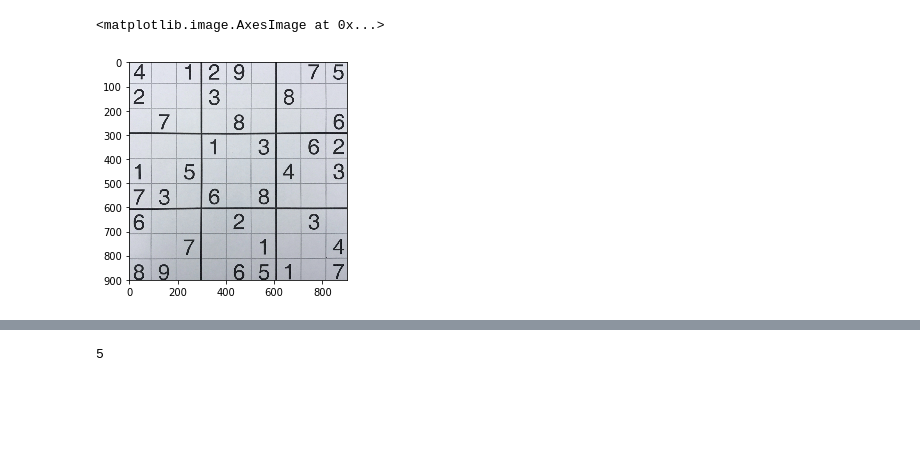
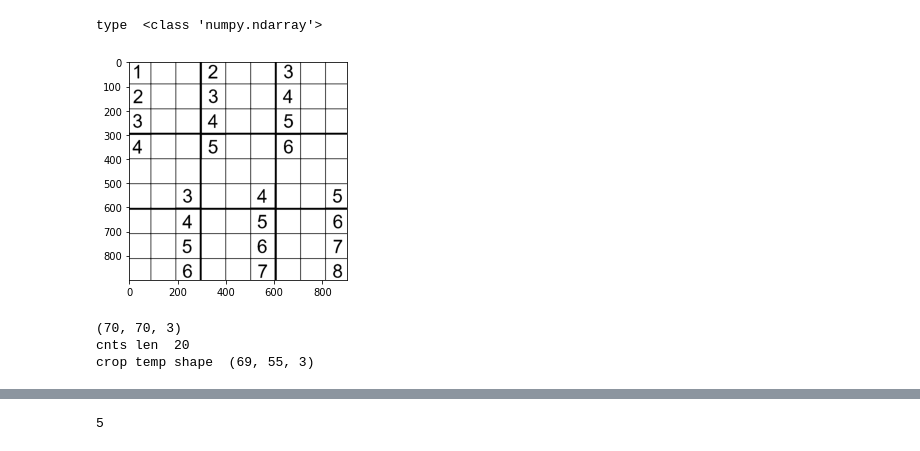
Before and after one commit to Gomer1800/Computer-Vision-Final-Project, a Jupyter notebook: sampleprocess.ipynb, the cells around one changed output, grey strips where cells are left out. Saved outputs shown, nothing was run; the diff lists cells and outputs as text; code cells hidden in the pictures; blank space fills up the shorter version.

```diff
--- a/sampleprocess.ipynb
+++ b/sampleprocess.ipynb
@@ -30,8 +94,8 @@ def scale_img(img, scale_percent):
     return img
 # %%
 ## Read in a File
-frame = cv2.imread('sample3.jpg', cv2.IMREAD_COLOR) # Read the file
-sf = 0.5
+frame = cv2.imread('sample4.png', cv2.IMREAD_COLOR) # Read the file
+sf = 1
 scaled = scale_img(frame, sf*100)
 rgb = cv2.cvtColor(scaled, cv2.COLOR_BGR2RGB)
 plt.imshow(scaled)
@@ -49,13 +113,15 @@ plt.show()
 # %%
 # Convert to Binary
 # https://techtutorialsx.com/2019/04/13/python-opencv-converting-image-to-black-and-white/
-gray = cv2.cvtColor(crop_img, cv2.COLOR_BGR2GRAY)
+img = scaled
+gray = cv2.cvtColor(img, cv2.COLOR_BGR2GRAY)
 blurred = cv2.medianBlur(gray,5)
 
 ret, th1 = cv2.threshold(blurred, 127, 255, cv2.THRESH_BINARY)
 th2 = cv2.adaptiveThreshold(blurred, 255, cv2.ADAPTIVE_THRESH_MEAN_C, cv2.THRESH_BINARY, 11, 2)
 # need the one below
 th3 = cv2.adaptiveThreshold(blurred, 255, cv2.ADAPTIVE_THRESH_GAUSSIAN_C, cv2.THRESH_BINARY, 11, 2)
+#th3 = cv2.adaptiveThreshold(blurred, 50, cv2.ADAPTIVE_THRESH_GAUSSIAN_C, cv2.THRESH_BINARY, 11, 2)
 titles = ['Original Image', 'Global Thresholding (v = 127)',
          'Adaptive Mean Thresholding', 'Adaptive Gaussian Thresholding']
 images = [gray, th1, th2, th3]
@@ -107,0 +152,5 @@ plt.imshow(crop_img)
+# %%
+# find contours in the mask and draw largest enclosing rect
+cnts = get_contours(invert)
+box = get_box(cnts)
+draw_box(scaled, box)
@@ -108,12 +211,21 @@ plt.imshow(crop_img)
 # %%
-rect = np.float32(box)
-dst = np.float32(np.asarray([[0, 930], [0, 0], [930, 0], [930, 930]]))
+# perform perspective correction using the Bounding Box
+rect = np.float32(box2)
+dst = np.float32(np.asarray([[0, 0], [0, 930], [930, 0], [930, 930]]))
+#rect = np.array(rect[0] rect[1] rect[2] rect[3])
 M = cv2.getPerspectiveTransform(rect, dst)
-warped = cv2.warpPerspective(crop_img, M, (930, 930))[15:915,15:915]
+warped = cv2.warpPerspective(scaled, M, (930, 930))[15:915,15:915]
+
+warped = cv2.cvtColor(warped, cv2.COLOR_BGR2GRAY)
+ret, warped = cv2.threshold(warped, 127, 255, cv2.THRESH_BINARY)
+warped[warped<ret] = 0
+warped =  cv2.cvtColor(warped,cv2.COLOR_GRAY2RGB)
+
 plt.imshow(warped)
+print("type ", type(warped[0]))
 # %% [output]
-<matplotlib.image.AxesImage at 0x...>
+type  <class 'numpy.ndarray'>
-[figure, old version]
+[figure, new version]
 # %%
 # templates = cv2.imread('template0.jpg')
 # templates = [templates [cv2.imread('template1.jpg')]]
@@ -143,6 +269,13 @@ templates  = np.asarray([template0, template1, template2, template3, template4,
 # gtemplate8 = cv2.cvtColor(template8, cv2.COLOR_BGR2GRAY)
 # gtemplate9 = cv2.cvtColor(template9, cv2.COLOR_BGR2GRAY)
 # gtemplates = np.asarray([gtemplate0,gtemplate1,gtemplate2,gtemplate3,gtemplate4,gtemplate5,gtemplate6,gtemplate7,gtemplate8,gtemplate9])
+# %%
+print(template9.shape)
+process_template(template9,'template9B.jpg')
+# %% [output]
+(70, 70, 3)
+cnts len  20
+crop temp shape  (69, 55, 3)
 # %%
 def get_square(img, x, y):
     lil_square = img[(y-1)*100:((y-1)+1)*100 - 1,(x-1)*100:((x-1)+1)*100 - 1]
```
Also changed, not shown: parts of 18 cells of this notebook, 12 other files.
